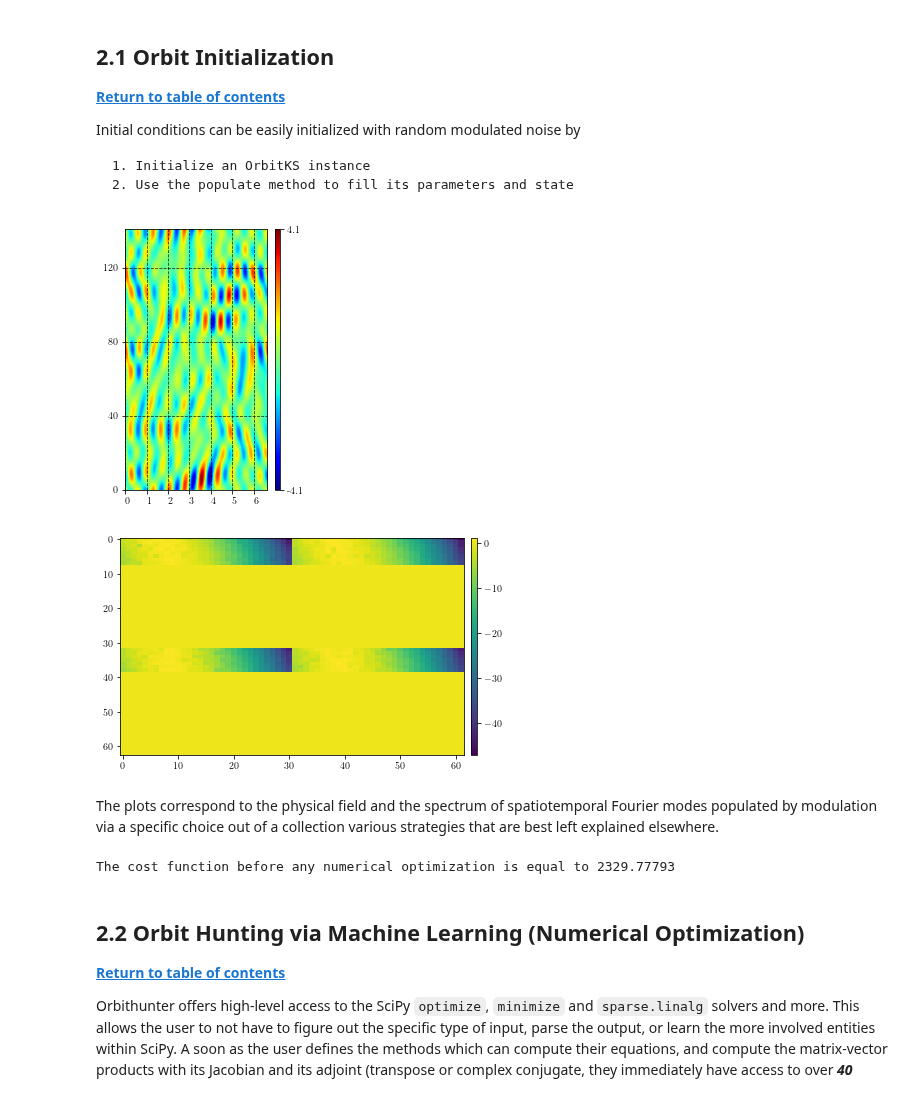
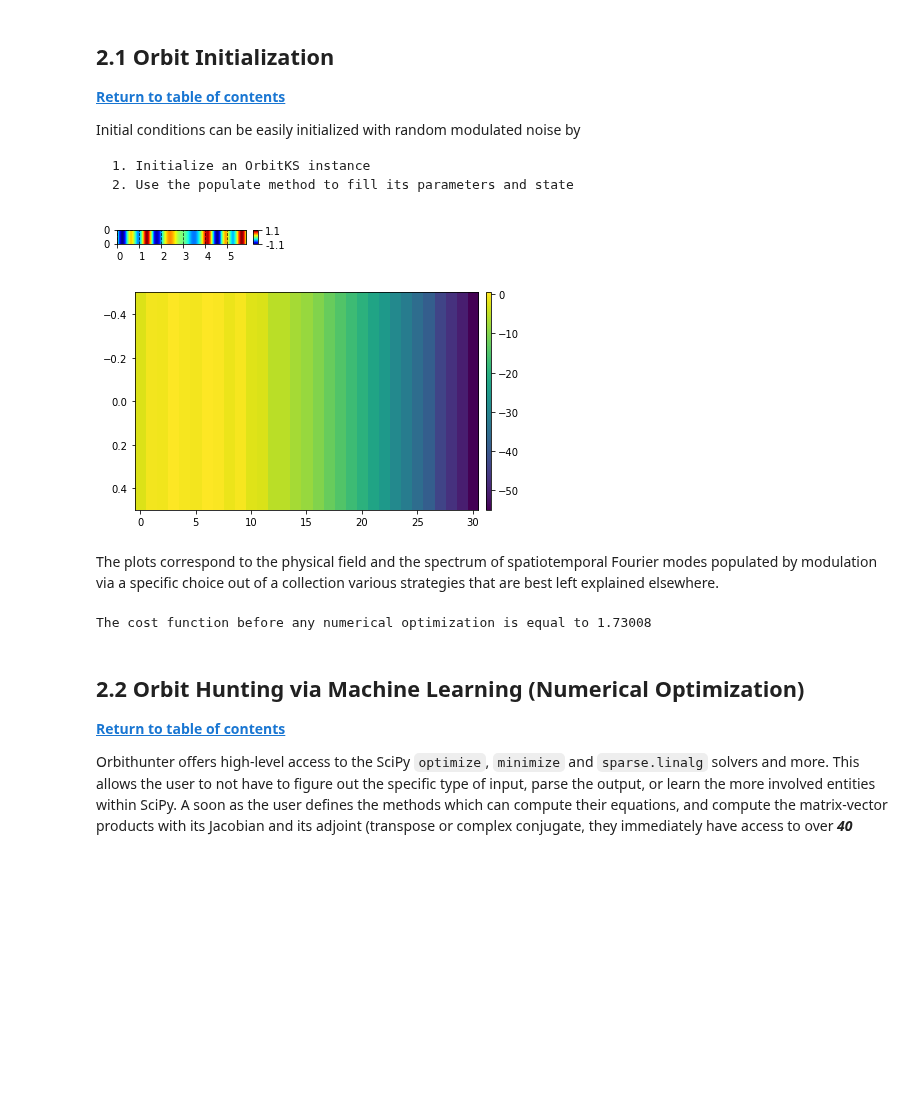
Before and after one commit to chaotic-systems/orbithunter, a Jupyter notebook: notebooks/tutorial.ipynb, the cells around one changed output. Drawn from its saved outputs; the diff is of its cells as text; code cells hidden in the pictures; blank space fills up the shorter version.

```diff
--- a/notebooks/tutorial.ipynb
+++ b/notebooks/tutorial.ipynb
@@ -84,13 +85,13 @@ Initial conditions can be easily initialized with random modulated noise by
     2. Use the populate method to fill its parameters and state
 # %%
 np.random.seed(99)
-orbit = oh.OrbitKS().populate(seed=99, attr='all',
+orbit = oh.EquilibriumOrbitKS().populate(seed=99, attr='all',
                               temporal_modulation='truncate')
 orbit.plot(padding=True)
 orbit.mode_plot()
 # %% [output]
-[figure, old version]
+[figure, new version]
-[figure, old version]
+[figure, new version]
 # %% [markdown]
 The plots correspond to the physical field and the spectrum of spatiotemporal Fourier modes populated by modulation
 via a specific choice out of a collection various strategies that are best left explained elsewhere.
@@ -98,7 +99,7 @@ via a specific choice out of a collection various strategies that are best left
 res = orbit.cost()
 print(f"The cost function before any numerical optimization is equal to {res:.5f}")
 # %% [output]
-The cost function before any numerical optimization is equal to 2329.77793
+The cost function before any numerical optimization is equal to 1.73008
 # %% [markdown]
 ## 2.2 Orbit Hunting via Machine Learning (Numerical Optimization)
 
```
Also changed, not shown: parts of 17 cells of this notebook, 7 other files.
